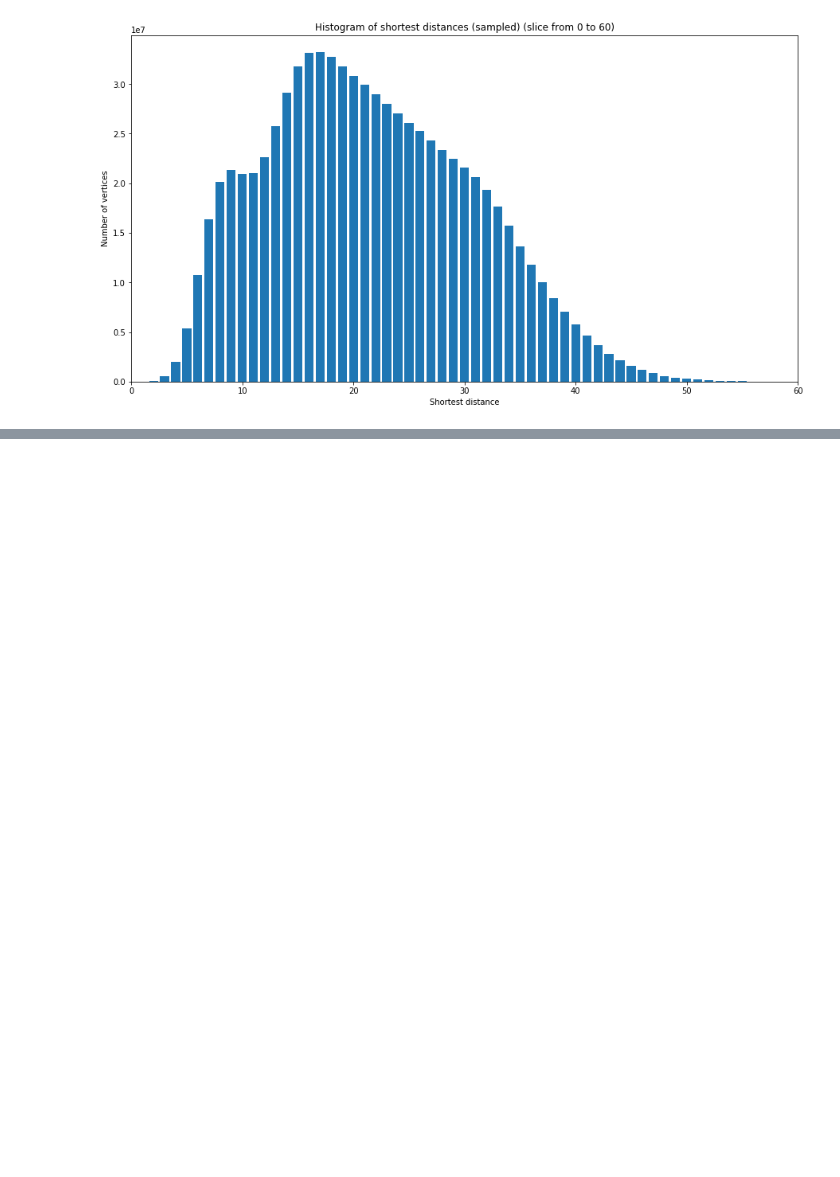
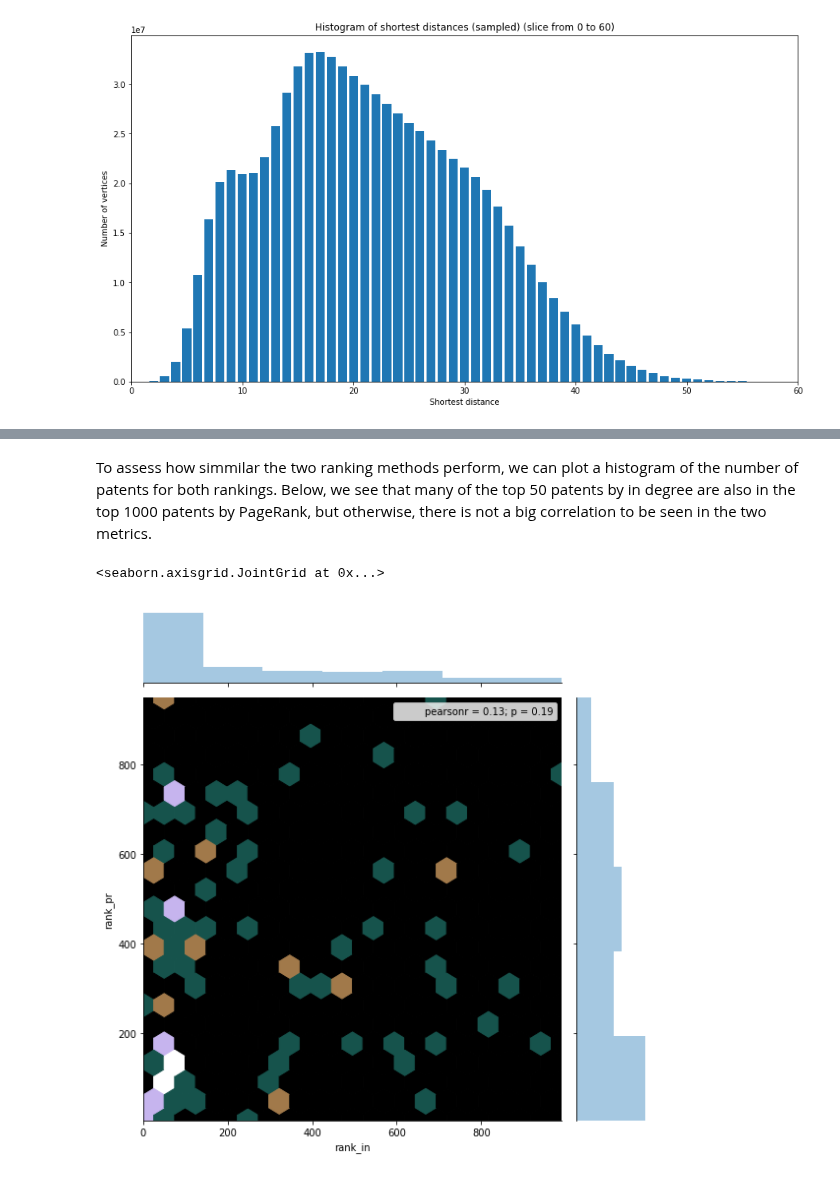
Before and after one commit to roman-bachmann/prayingmantissa, a Jupyter notebook: project/patents.ipynb, the cells around one changed output, grey strips where cells are left out. Drawn from its saved outputs; the diff is of its cells as text; code cells hidden in the pictures; blank space fills up the shorter version.

Commit message:
Updated patents notebook with visualisations

```diff
--- a/project/patents.ipynb
+++ b/project/patents.ipynb
@@ -837,0 +896,5 @@ plt.show
+# %%
+top_in_deg = pd.read_csv('./csvs/highest_in.csv')
+top_in_deg.patent_id = top_in_deg.patent_id.apply(str)
+top_pr = pd.read_csv('./csvs/highest_pr.csv')
+top_pr.patent_id = top_pr.patent_id.apply(str)
@@ -837,0 +921,5 @@ plt.show
+# %%
+merged = top_in_deg.merge(top_pr, on='patent_id', how='inner')
+merged['rank_avg'] = (merged.rank_in + merged.rank_pr) / 2
+merged = merged.sort_values('rank_avg')
+merged.head(10)
@@ -837,0 +940,7 @@ plt.show
+# %% [markdown]
+To assess how simmilar the two ranking methods perform, we can plot a histogram of the number of patents for both rankings. Below, we see that many of the top 50 patents by in degree are also in the top 1000 patents by PageRank, but otherwise, there is not a big correlation to be seen in the two metrics.
+# %%
+sns.jointplot(x='rank_in', y='rank_pr', data=merged, kind='hex', cmap= 'cubehelix', size=8, gridsize=20)
+# %% [output]
+<seaborn.axisgrid.JointGrid at 0x...>
+[figure, added]
```
Also changed, not shown: parts of 55 cells of this notebook, 3 other files.
